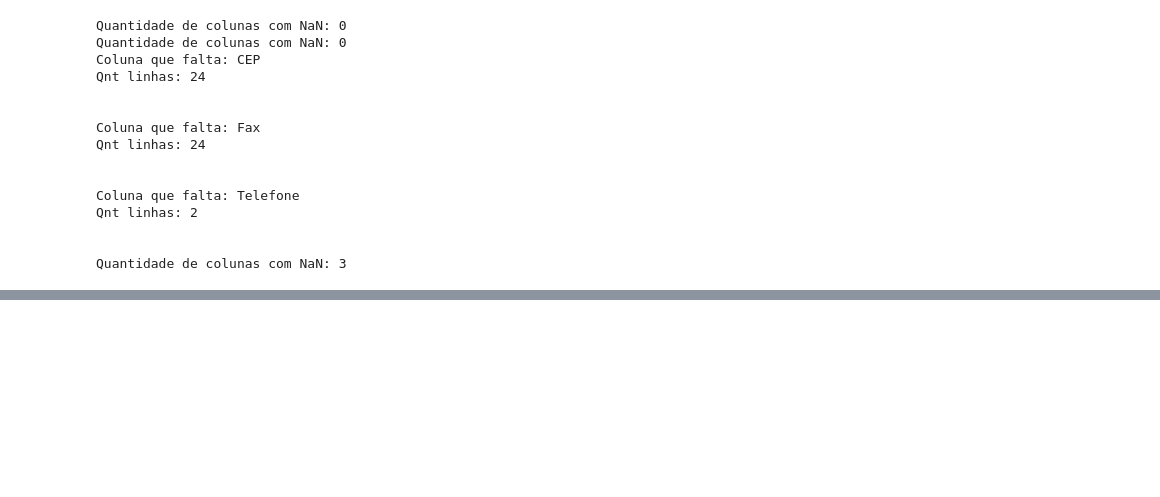
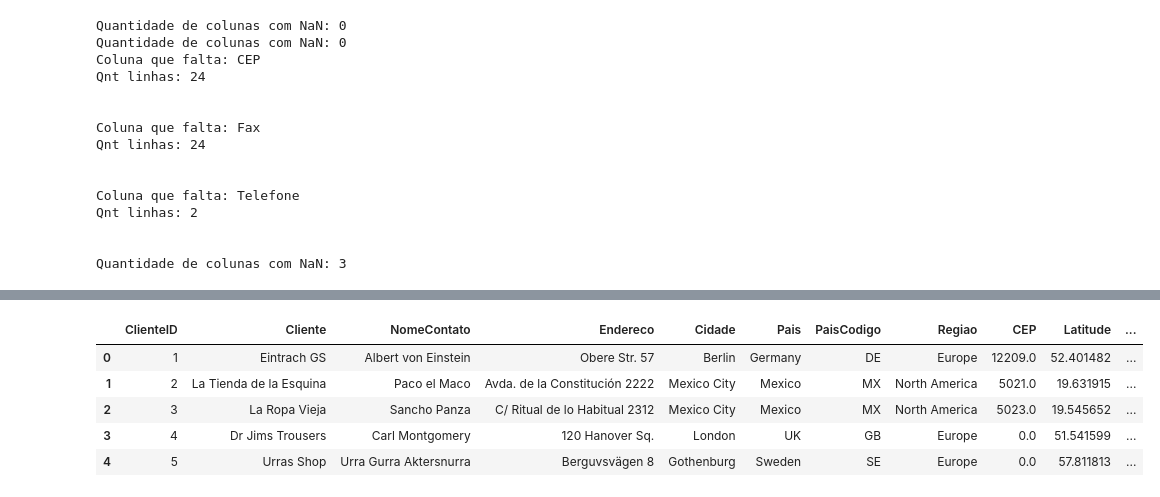
Before and after one commit to FernandoNast/qlik-sense-processo, a Jupyter notebook: primeira abordagem.ipynb, the cells around one changed output, grey strips where cells are left out. Cells and saved outputs as stored; diff of their text form; code cells hidden in the pictures; blank space fills up the shorter version.

```diff
--- a/primeira abordagem.ipynb
+++ b/primeira abordagem.ipynb
@@ -318,0 +432,6 @@ Quantidade de colunas com NaN: 3
+# %%
+dim2 = dim1.copy()
+
+for cep in range(1,89):
+    if pd.isnull(dim2['CEP'][cep]):
+        dim2['CEP'][cep] = 0
@@ -318,0 +496,9 @@ Quantidade de colunas com NaN: 3
+# %%
+dim2.head()
+# %% [output]
+|  | ClienteID | Cliente | NomeContato | Endereco | Cidade | Pais | PaisCodigo | Regiao | CEP | Latitude | ... |
+| 0 | 1 | Eintrach GS | Albert von Einstein | Obere Str. 57 | Berlin | Germany | DE | Europe | 12209.0 | 52.401482 | ... |
+| 1 | 2 | La Tienda de la Esquina | Paco el Maco | Avda. de la Constitución 2222 | Mexico City | Mexico | MX | North America | 5021.0 | 19.631915 | ... |
+| 2 | 3 | La Ropa Vieja | Sancho Panza | C/ Ritual de lo Habitual 2312 | Mexico City | Mexico | MX | North America | 5023.0 | 19.545652 | ... |
+| 3 | 4 | Dr Jims Trousers | Carl Montgomery | 120 Hanover Sq. | London | UK | GB | Europe | 0.0 | 51.541599 | ... |
+| 4 | 5 | Urras Shop | Urra Gurra Aktersnurra | Berguvsvägen 8 | Gothenburg | Sweden | SE | Europe | 0.0 | 57.811813 | ... |
```
Also changed, not shown: parts of 20 cells of this notebook.
